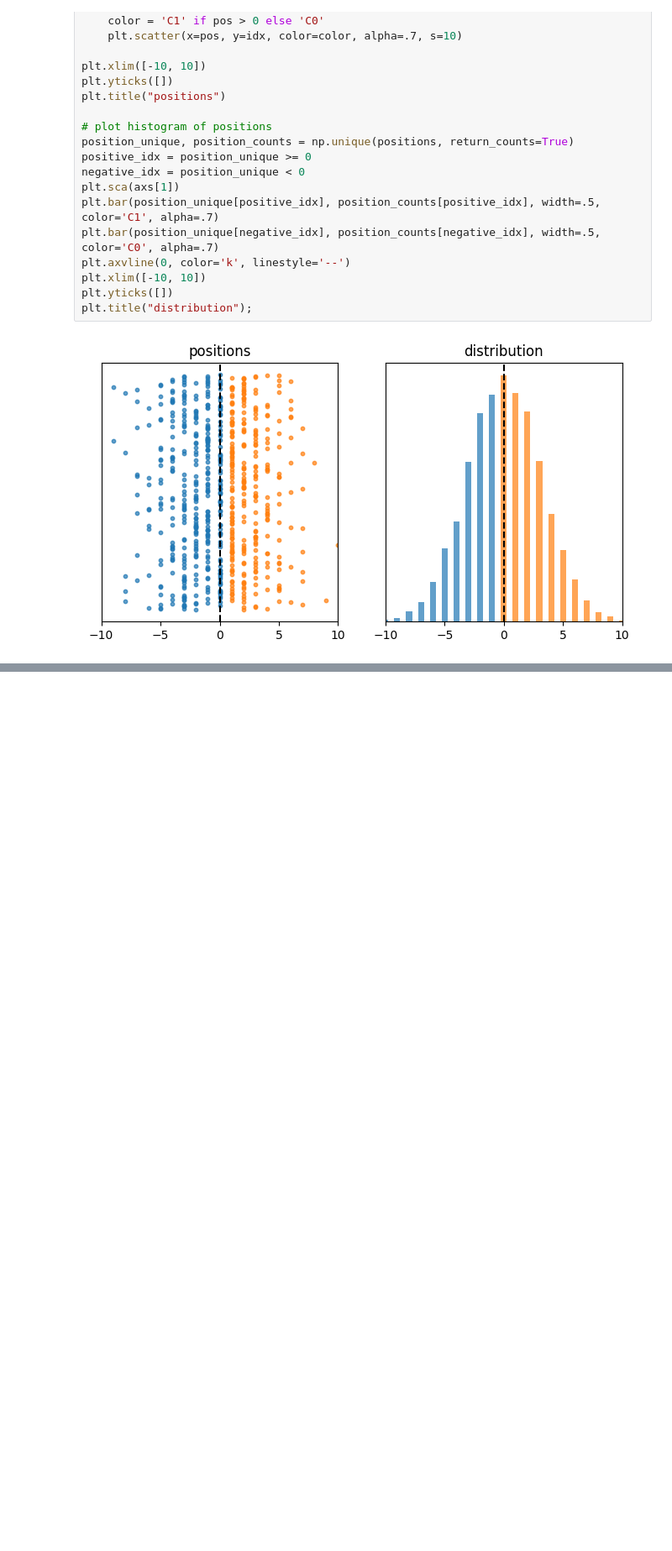
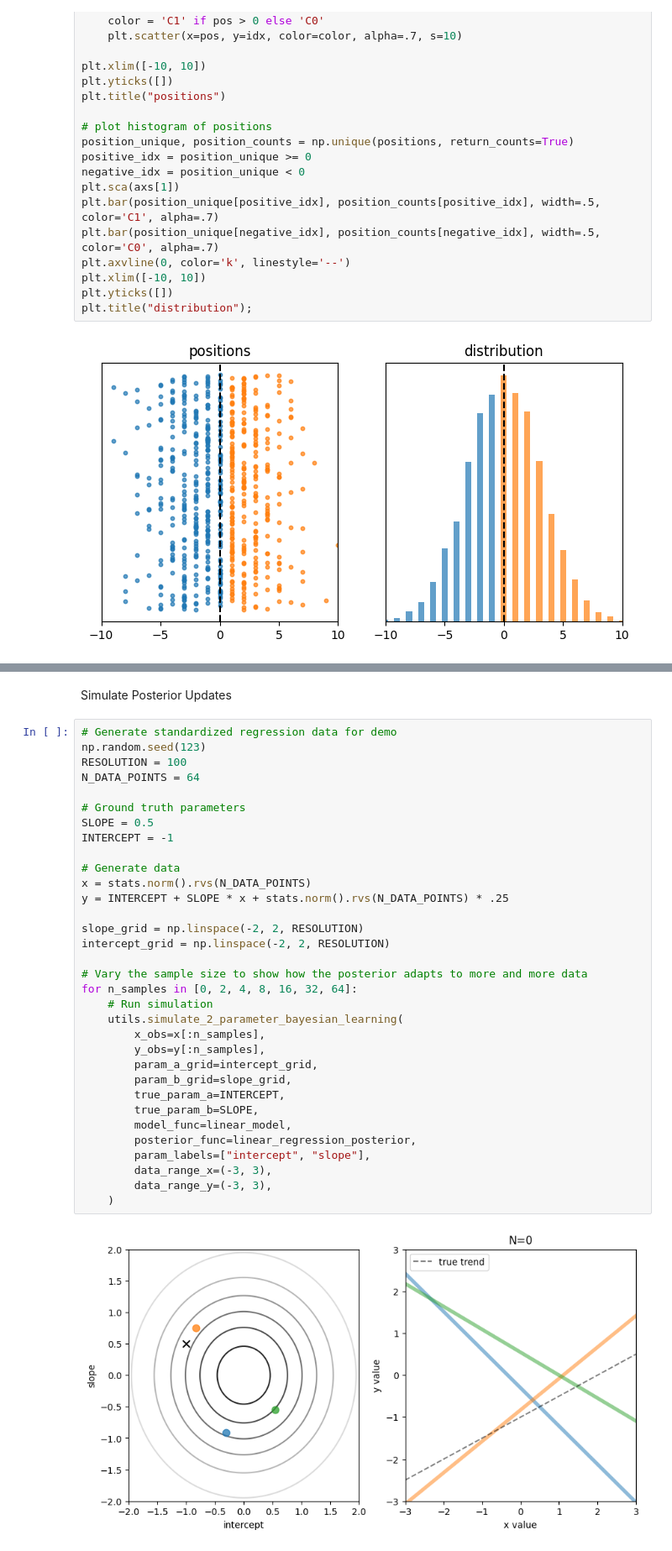
Before and after one commit to vaibrainium/Bayesian-Inference, a Jupyter notebook: notebooks/4-statistical-rethinking/3-geocentric-models.ipynb, the cells around one changed output, grey strips where cells are left out. Shown at 84% size. Drawn from its saved outputs; the diff is of its cells as text; blank space fills up the shorter version.

```diff
--- a/notebooks/4-statistical-rethinking/3-geocentric-models.ipynb
+++ b/notebooks/4-statistical-rethinking/3-geocentric-models.ipynb
@@ -65,0 +195,37 @@ plt.ylabel("pdf(x)");
+# %% [markdown]
+Simulate Posterior Updates
+# %%
+# Generate standardized regression data for demo
+np.random.seed(123)
+RESOLUTION = 100
+N_DATA_POINTS = 64
+
+# Ground truth parameters
+SLOPE = 0.5
+INTERCEPT = -1
+
+# Generate data
+x = stats.norm().rvs(N_DATA_POINTS)
+y = INTERCEPT + SLOPE * x + stats.norm().rvs(N_DATA_POINTS) * .25
+
+slope_grid = np.linspace(-2, 2, RESOLUTION)
+intercept_grid = np.linspace(-2, 2, RESOLUTION)
+
+# Vary the sample size to show how the posterior adapts to more and more data
+for n_samples in [0, 2, 4, 8, 16, 32, 64]:
+    # Run simulation
+    utils.simulate_2_parameter_bayesian_learning(
+        x_obs=x[:n_samples],
+        y_obs=y[:n_samples],
+        param_a_grid=intercept_grid,
+        param_b_grid=slope_grid,
+        true_param_a=INTERCEPT,
+        true_param_b=SLOPE,
+        model_func=linear_model,
+        posterior_func=linear_regression_posterior,
+        param_labels=["intercept", "slope"],
+        data_range_x=(-3, 3),
+        data_range_y=(-3, 3),
+    )
+# %% [output]
+[figure, added]
```
Also changed, not shown: parts of 28 cells of this notebook.
